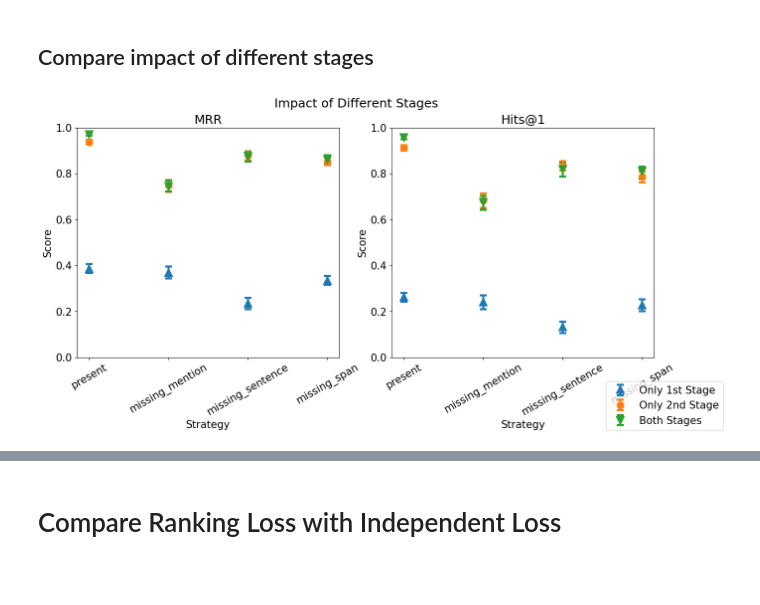
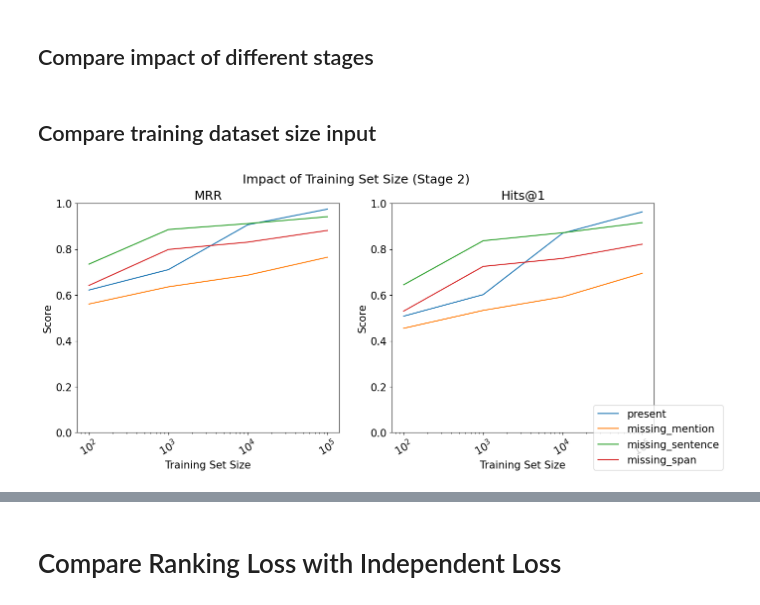
Before and after one commit to epfl-dlab/multilingual-entity-insertion, a Jupyter notebook: data_modelling/benchmark_real/compare_models_all.ipynb, the cells around one changed output, grey strips where cells are left out. Drawn from its saved outputs; the diff is of its cells as text; code cells hidden in the pictures; blank space fills up the shorter version.

```diff
--- a/data_modelling/benchmark_real/compare_models_all.ipynb
+++ b/data_modelling/benchmark_real/compare_models_all.ipynb
@@ -544,6 +540,6 @@ Index(['source_title', 'source_ID', 'target_title', 'context', 'section',
 # %%
 strategies = ['present', 'missing_mention', 'missing_sentence', 'missing_span']
-columns = ['roberta_simple_rank', 'roberta_mask_rank', 'roberta_mask_section_rank', 'roberta_mask_section_mention_rank', 'roberta_two_stage_rank']
+columns = ['roberta_simple_v2_rank', 'roberta_mask_v2_rank', 'roberta_mask_section_v2_rank', 'roberta_mask_section_mention_v2_rank', 'roberta_two_stage_v2_rank']
 labels = ['(1): Fine-Tuning', '(2): (1) + Augmentation', '(3): (2) + Section Knowledge', '(4): (3) + Mentions Knowledge', '(5): (4) + 2nd Stage']
 markers = ['^', 'o', 'v', 's', 'D']
 
@@ -572,9 +566,9 @@ for ax in axs:
 ## Compare impact of different stages
 # %%
 strategies = ['present', 'missing_mention', 'missing_sentence', 'missing_span']
-columns = ['roberta_mask_section_mention_rank', 'roberta_only_stage_two_rank', 'roberta_two_stage_rank']
-labels = ['Only 1st Stage', 'Only 2nd Stage', 'Both Stages']
-markers = ['^', 'o', 'v']
+columns = ['roberta_mask_section_v2_rank', 'roberta_only_stage_two_v2_rank', 'roberta_two_stage_no_corrupt_v2_rank', 'roberta_two_stage_v2_rank']
+labels = ['Stage 1 Only', 'Stage 2 Only', 'Stage 1 without Corrupt + Stage 2', 'Stage 1 with Corrupt + Stage 2']
+markers = ['^', 'o', 'v', 's']
 
 fig, axs = plt.subplots(1, 2, figsize=(15, 6))
 fig.suptitle('Impact of Different Stages')
@@ -595,5 +589,36 @@ fig.legend(handles, labels, loc='lower right')
 for ax in axs:
     plt.sca(ax)
     plt.xticks(rotation=30)
-# %% [output]
-[figure, removed]
+# %% [markdown]
+## Compare training dataset size input
+# %%
+strategies = ['present', 'missing_mention', 'missing_sentence', 'missing_span']
+columns = ['roberta_stage_2_100', 'roberta_stage_2_1000', 'roberta_stage_2_10000', 'roberta_stage_2_100000']
+labels = [100, 1000, 10000, 100000]
+markers = ['^', 'o', 'v', 's']
+
+fig, axs = plt.subplots(1, 2, figsize=(15, 6))
+fig.suptitle('Impact of Training Set Size (Stage 2)')
+for strategy in strategies:
+    axs[0].plot(labels, [stratified_mrr_at_k[column][strategy]['max']['score'] for column in columns], label=strategy)
+    axs[1].plot(labels, [stratified_hits_at_k[column][strategy]['1']['score'] for column in columns], label=strategy)
+    # axs[0].plot(labels, [stratified_mrr_at_k[column][strategy]['max']['score'] for column in columns], label=strategy)
+    # axs[1].plot(labels, [stratified_hits_at_k[column][strategy]['1']['score'] for column in columns], label=strategy)
+
+for i, ax in enumerate(axs):
+    ax.set_ylim(0, 1)
+    ax.set_xlabel('Training Set Size')
+    ax.set_ylabel('Score')
+    ax.set_title("MRR" if i == 0 else "Hits@1")
+
+handles, labels = axs[-1].get_legend_handles_labels()
+fig.legend(handles, labels, loc='lower right')
+
+axs[0].set_xscale('log')
+axs[1].set_xscale('log')
+
+for ax in axs:
+    plt.sca(ax)
+    plt.xticks(rotation=30)
+# %% [output]
+[figure, added]
```
Also changed, not shown: parts of 30 cells of this notebook, 4 other files.
